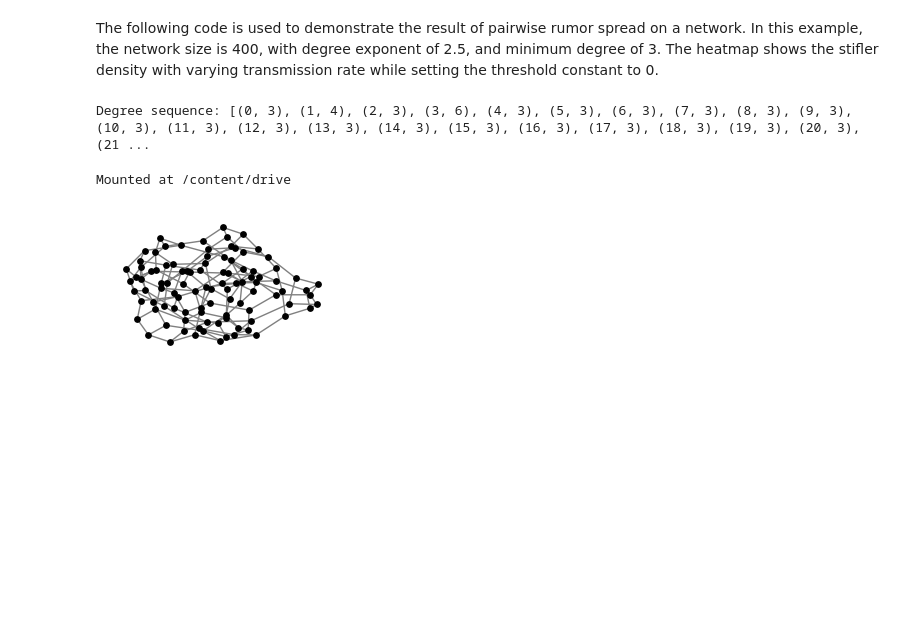
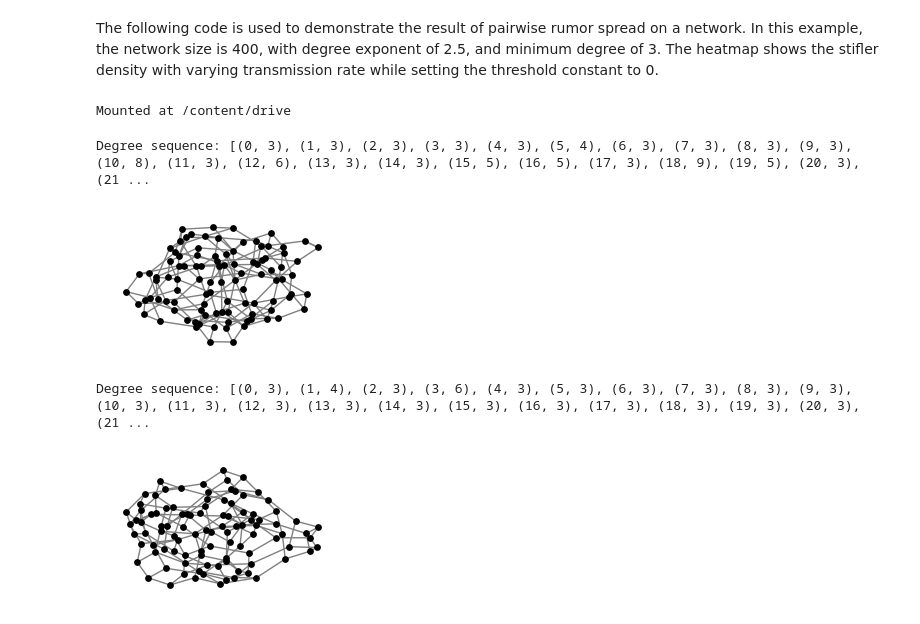
Before and after one commit to Nancy-Shi/ICE_Manuscript, a Jupyter notebook: Plot_Diagram.ipynb, the cells around one changed output. Drawn from its saved outputs; the diff is of its cells as text; code cells hidden in the pictures; blank space fills up the shorter version.

```diff
--- a/Plot_Diagram.ipynb
+++ b/Plot_Diagram.ipynb
@@ -29,6 +29,32 @@ def generate_degree_sequence(n, gamma, kmin):
         degrees = np.concatenate((degrees, np.full(n - len(degrees), kmin)))
 
     return degrees.tolist()
+# %%
+from google.colab import drive
+drive.mount('/content/drive',force_remount=True)
+# %% [output]
+Mounted at /content/drive
+# %%
+degree_sequence1 = generate_degree_sequence(100, 3.0, 3)
+
+G1 = nx.configuration_model(degree_sequence1)
+
+# Print the resulting graph's degree sequence
+print("Degree sequence:", list(G1.degree()))
+# %% [output]
+Degree sequence: [(0, 3), (1, 3), (2, 3), (3, 3), (4, 3), (5, 4), (6, 3), (7, 3), (8, 3), (9, 3), (10, 8), (11, 3), (12, 6), (13, 3), (14, 3), (15, 5), (16, 5), (17, 3), (18, 9), (19, 5), (20, 3), (21 ...
+# %%
+# draw the graph
+from google.colab import files
+fig, ax = plt.subplots(figsize=(3,1.8))
+nx.draw(G1, node_color="black", node_size=15, edge_color="grey", width=1, with_labels=False)
+
+images_dir = '/content/drive/My Drive/Network_Tests'
+plt.savefig(f"{images_dir}/net_cog.pdf", format="pdf",dpi=300)
+
+plt.show()
+# %% [output]
+[figure, added]
 # %%
 degree_sequence = generate_degree_sequence(100, 4.0, 3)
 
@@ -38,11 +64,6 @@ G = nx.configuration_model(degree_sequence)
 print("Degree sequence:", list(G.degree()))
 # %% [output]
 Degree sequence: [(0, 3), (1, 4), (2, 3), (3, 6), (4, 3), (5, 3), (6, 3), (7, 3), (8, 3), (9, 3), (10, 3), (11, 3), (12, 3), (13, 3), (14, 3), (15, 3), (16, 3), (17, 3), (18, 3), (19, 3), (20, 3), (21 ...
-# %%
-from google.colab import drive
-drive.mount('/content/drive',force_remount=True)
-# %% [output]
-Mounted at /content/drive
 # %%
 # draw the graph
 from google.colab import files
```
